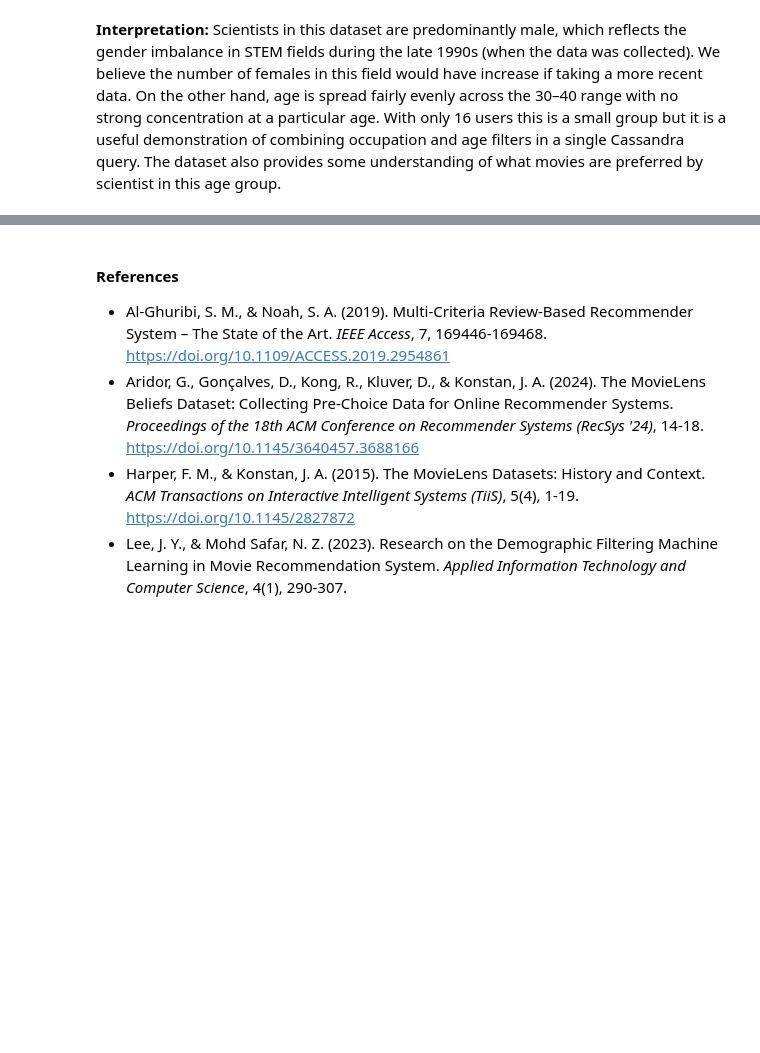
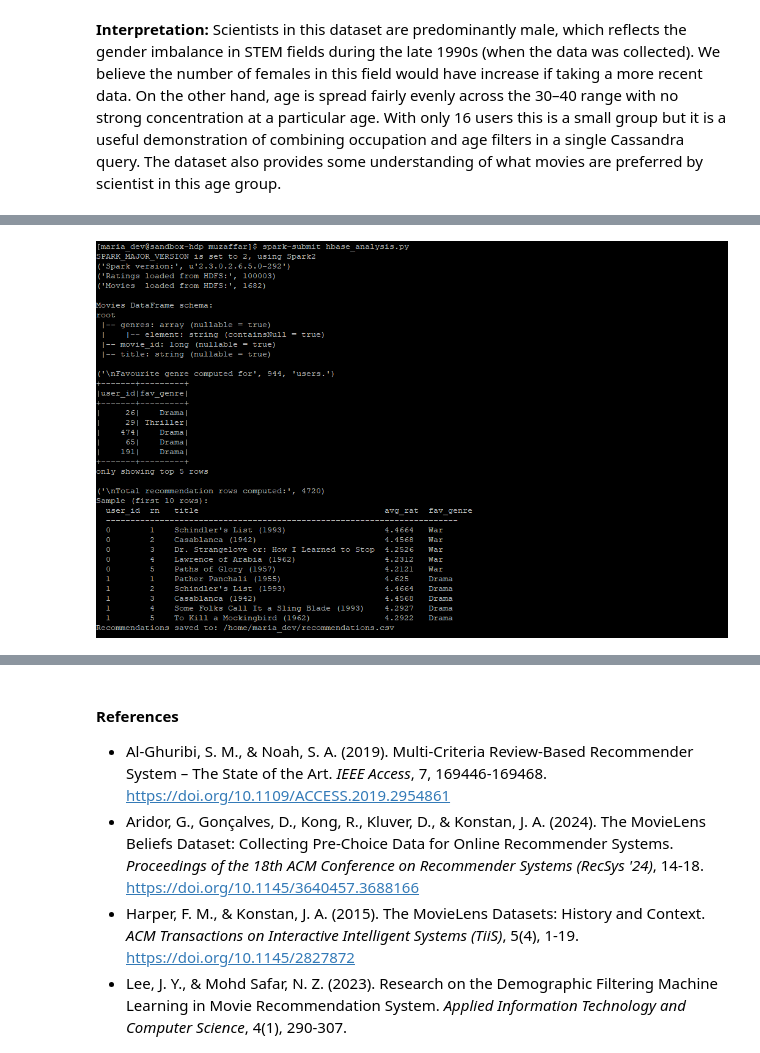
Before and after one commit to muzaffarizamuddin/P166246_Assg2_STQD6324, a Jupyter notebook: main.ipynb, the cells around one changed output, grey strips where cells are left out. Saved outputs shown, nothing was run; the diff lists cells and outputs as text; code cells hidden in the pictures; blank space fills up the shorter version.

Commit message:
update Hbase portion

```diff
--- a/main.ipynb
+++ b/main.ipynb
@@ -652,0 +657,4 @@ of combining occupation and age filters in a single Cassandra query. The dataset
+# %%
+show_img('hbase_lab_1.PNG')
+# %% [output]
+[figure, added]
```
Also changed, not shown: parts of 13 cells of this notebook, 10 other files.
